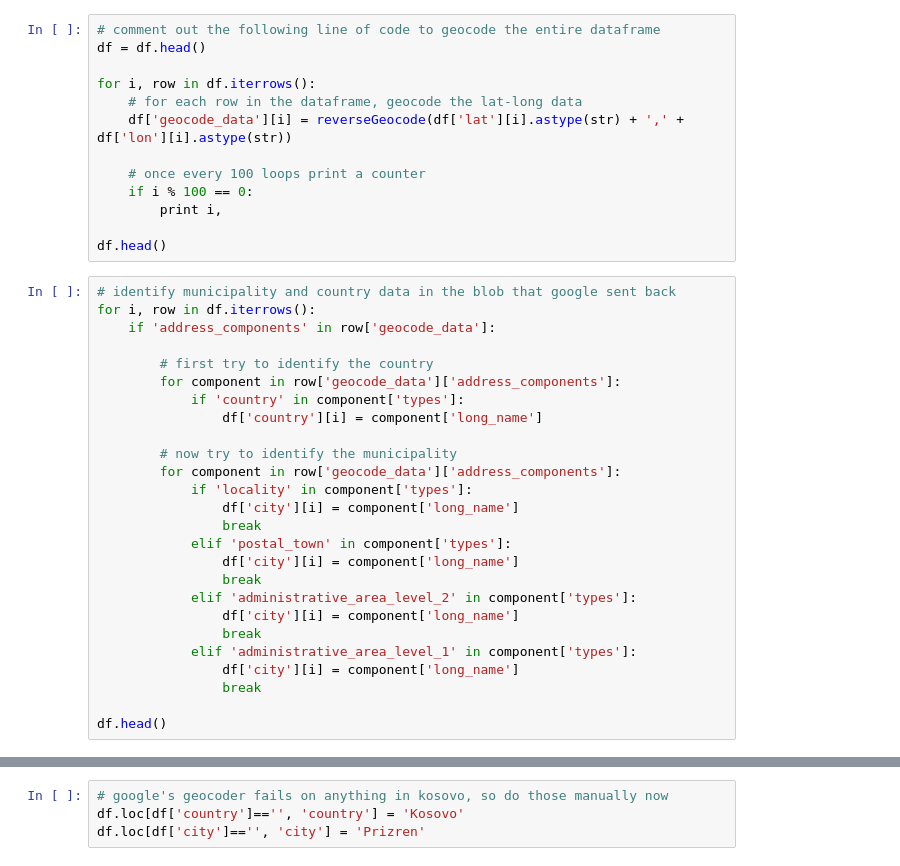
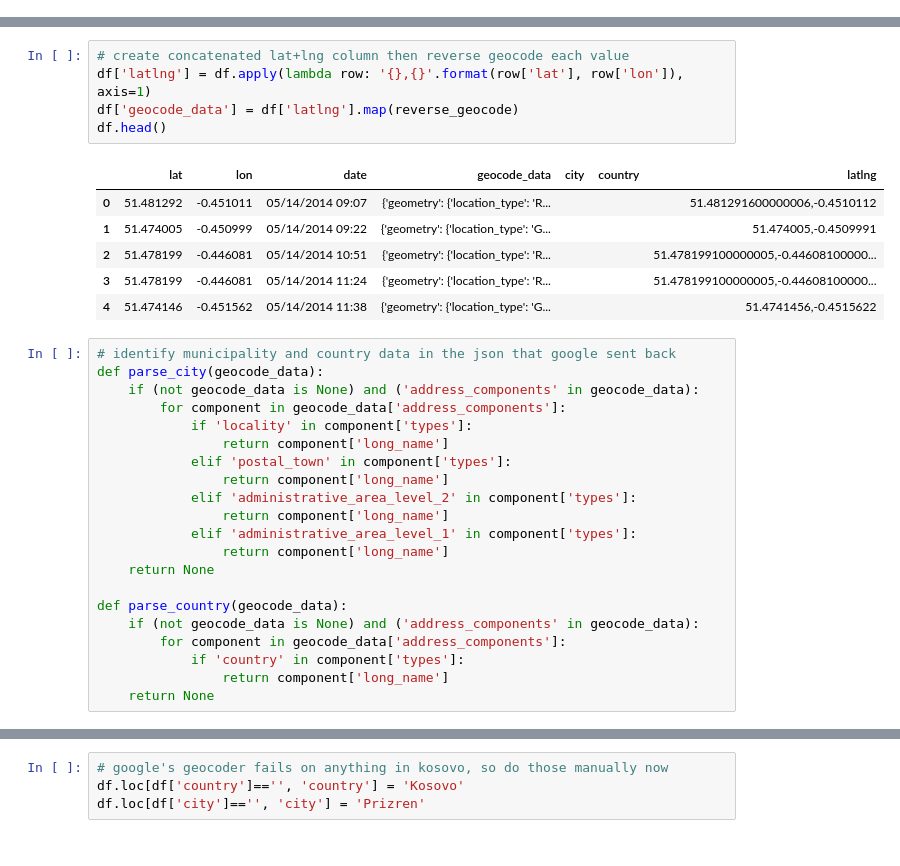
Before and after one commit to gboeing/2014-summer-travels, a Jupyter notebook: reverse-geocode-latlong.ipynb, the cells around one changed output, grey strips where cells are left out. Saved outputs shown, nothing was run; the diff lists cells and outputs as text.

```diff
--- a/reverse-geocode-latlong.ipynb
+++ b/reverse-geocode-latlong.ipynb
@@ -56,39 +49,0 @@ def reverseGeocode(latlng):
-# %%
-# comment out the following line of code to geocode the entire dataframe
-df = df.head()
-
-for i, row in df.iterrows():
-    # for each row in the dataframe, geocode the lat-long data
-    df['geocode_data'][i] = reverseGeocode(df['lat'][i].astype(str) + ',' + df['lon'][i].astype(str))
-
-    # once every 100 loops print a counter
-    if i % 100 == 0:
-        print i,
-
-df.head()
-# %%
-# identify municipality and country data in the blob that google sent back
-for i, row in df.iterrows():
-    if 'address_components' in row['geocode_data']:
-
-        # first try to identify the country
-        for component in row['geocode_data']['address_components']:
-            if 'country' in component['types']:
-                df['country'][i] = component['long_name']
-
-        # now try to identify the municipality
-        for component in row['geocode_data']['address_components']:
-            if 'locality' in component['types']:
-                df['city'][i] = component['long_name']
-                break
-            elif 'postal_town' in component['types']:
-                df['city'][i] = component['long_name']
-                break
-            elif 'administrative_area_level_2' in component['types']:
-                df['city'][i] = component['long_name']
-                break
-            elif 'administrative_area_level_1' in component['types']:
-                df['city'][i] = component['long_name']
-                break
-
-df.head()
@@ -101,0 +50,33 @@ df.head()
+# %%
+# create concatenated lat+lng column then reverse geocode each value
+df['latlng'] = df.apply(lambda row: '{},{}'.format(row['lat'], row['lon']), axis=1)
+df['geocode_data'] = df['latlng'].map(reverse_geocode)
+df.head()
+# %% [output]
+|  | lat | lon | date | geocode_data | city | country | latlng |
+| 0 | 51.481292 | -0.451011 | 05/14/2014 09:07 | {'geometry': {'location_type': 'R... |  |  | 51.481291600000006,-0.4510112 |
+| 1 | 51.474005 | -0.450999 | 05/14/2014 09:22 | {'geometry': {'location_type': 'G... |  |  | 51.474005,-0.4509991 |
+| 2 | 51.478199 | -0.446081 | 05/14/2014 10:51 | {'geometry': {'location_type': 'R... |  |  | 51.478199100000005,-0.44608100000... |
+| 3 | 51.478199 | -0.446081 | 05/14/2014 11:24 | {'geometry': {'location_type': 'R... |  |  | 51.478199100000005,-0.44608100000... |
+| 4 | 51.474146 | -0.451562 | 05/14/2014 11:38 | {'geometry': {'location_type': 'G... |  |  | 51.4741456,-0.4515622 |
+# %%
+# identify municipality and country data in the json that google sent back
+def parse_city(geocode_data):
+    if (not geocode_data is None) and ('address_components' in geocode_data):
+        for component in geocode_data['address_components']:
+            if 'locality' in component['types']:
+                return component['long_name']
+            elif 'postal_town' in component['types']:
+                return component['long_name']
+            elif 'administrative_area_level_2' in component['types']:
+                return component['long_name']
+            elif 'administrative_area_level_1' in component['types']:
+                return component['long_name']
+    return None
+
+def parse_country(geocode_data):
+    if (not geocode_data is None) and ('address_components' in geocode_data):
+        for component in geocode_data['address_components']:
+            if 'country' in component['types']:
+                return component['long_name']
+    return None
```
Also changed, not shown: parts of 7 cells of this notebook, 6 other files.
